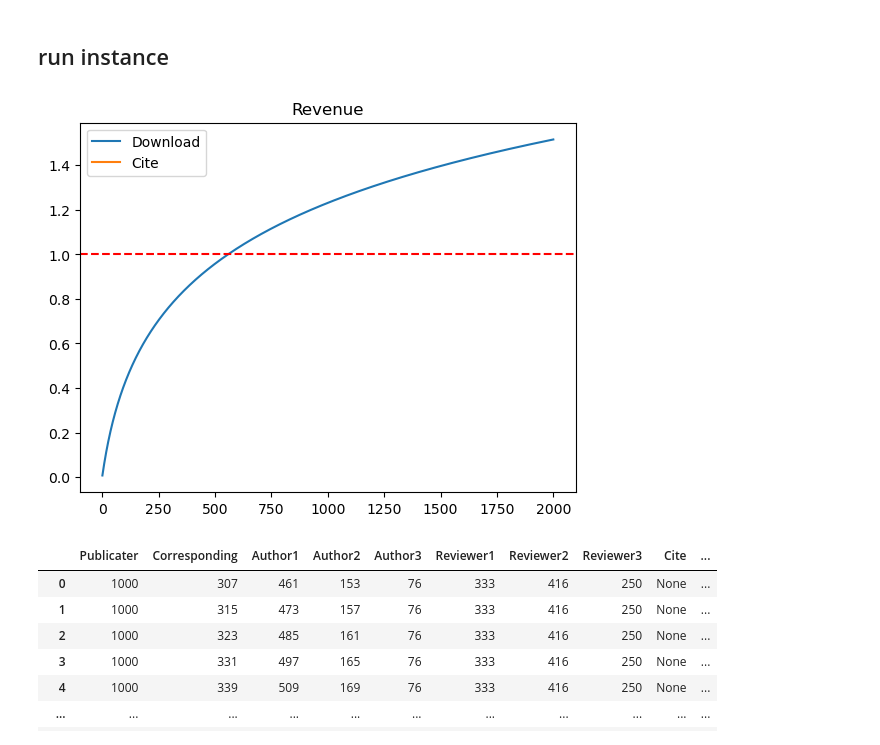
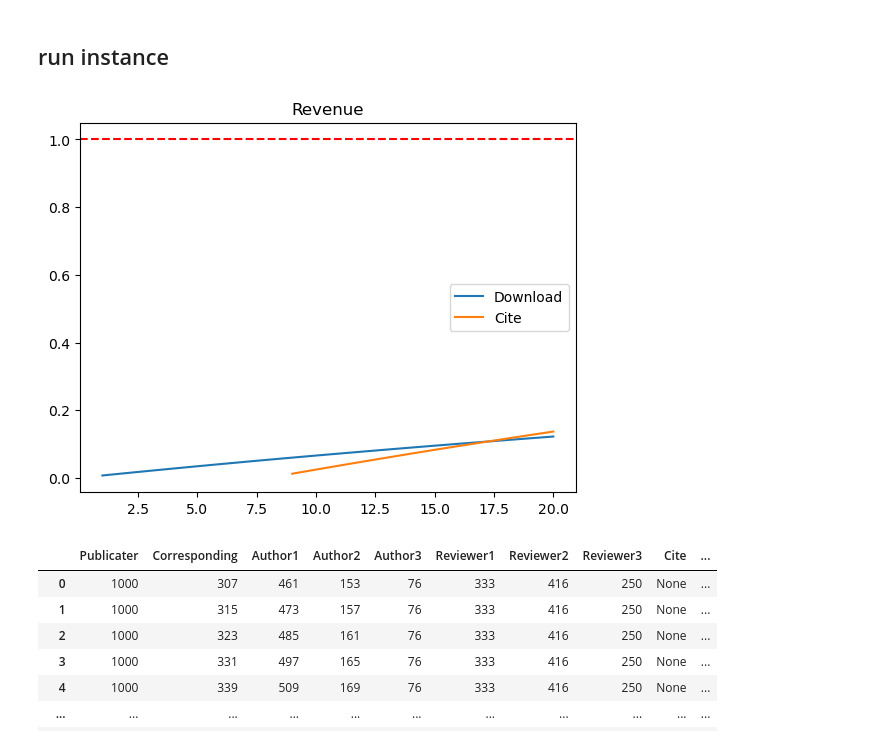
Before and after one commit to thales-casia/journal-dao, a Jupyter notebook: src/dao.ipynb, the cells around one changed output. Drawn from its saved outputs; the diff is of its cells as text; code cells hidden in the pictures.

```diff
--- a/src/dao.ipynb
+++ b/src/dao.ipynb
@@ -214,18 +214,18 @@ class ArticleDAO:
 # %%
 article = ArticleDAO(1, 'Publicater')
 article.review(
   [IAuthor(address='Corresponding', sequence=0), IAuthor(address='Author1', sequence=1), IAuthor(address='Author2', sequence=2), IAuthor(address='Author3', sequence=3)],
   [IReview(address='Reviewer1', rating=4), IReview(address='Reviewer2', rating=5), IReview(address='Reviewer3', rating=3)]
 )
 
-article.emulate(2000, 0)
+article.emulate(20, 2)
 # article.emulate(2154, 42)
 
 # article.show()
 # article.revenue(names=['download', 'cite'])
 article.revenue_user()
 # %% [output]
-[figure, old version]
+[figure, new version]
 # %%
 article.holder()
 # %% [output]
```
Also changed, not shown: parts of 2 cells of this notebook, 3 other files.
